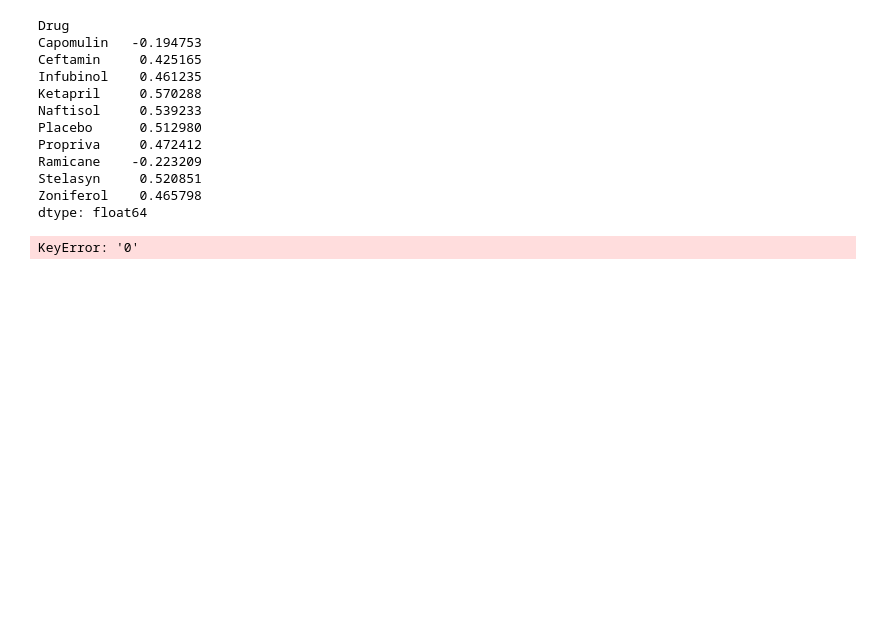
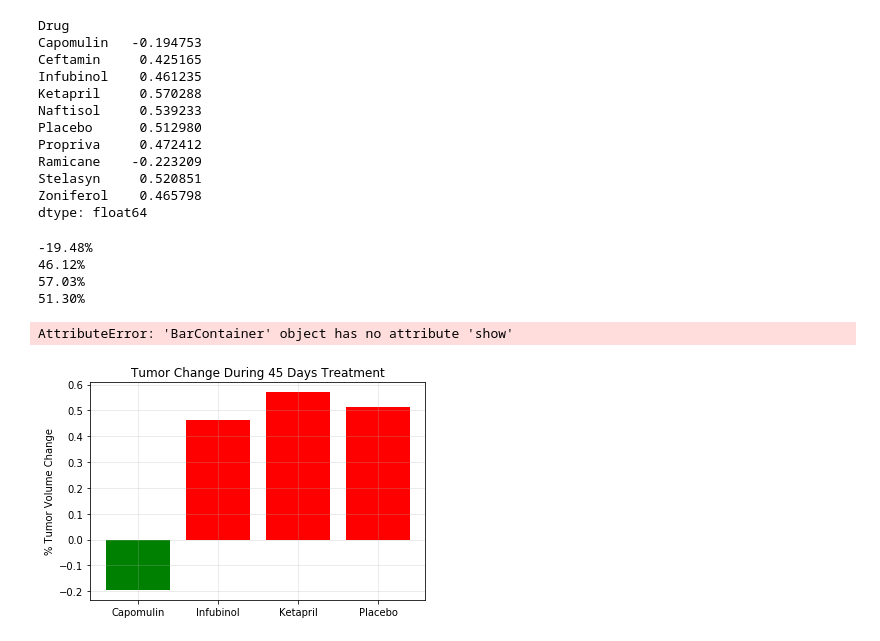
Before and after one commit to zoeliuoo/Homework-5, a Jupyter notebook: Untitled.ipynb, the cells around one changed output. Saved outputs shown, nothing was run; the diff lists cells and outputs as text; code cells hidden in the pictures; blank space fills up the shorter version.

```diff
--- a/Untitled.ipynb
+++ b/Untitled.ipynb
@@ -309,31 +309,57 @@ Zoniferol    0.465798
 dtype: float64
 # %%
 # Store all Relevant Percent Changes into a Tuple
-change_tup = (dict(Capomulin=-0.194753,Infubinol=0.461235,Ketapril=0.570288,Placebo=0.512980))
+
+# change_df = pd.DataFrame(change)
+# change_df
+# drugs = ('Capomulin','Infubinol','Ketapril','Placebo')
+# for drug in drugs:
+#     list = change_df.loc[[drug],0]
+#     column = list[0]
+
+# Don't know how to extract this info from above, hard-coding scores
+
+scores = [-0.194753,0.461235,0.570288,0.512980]
 
 # Splice the data between passing and failing drugs
-change_df = pd.DataFrame(change)
 
-for score in change_df.iloc[:,0]:
-    if score < 0:
-        change_df ['pass/fail']= 'fail'
-    else:
-        change_df ['pass/fail']= 'pass'
-change_df
+scores_df = pd.DataFrame(scores)
+
+x_axis = np.arange(len(scores))
+fig = plt.bar(x_axis,scores,color= ['r' if score > 0 else 'g' for score in scores_df[0]])
+
+for score in scores_df[0]:
+    percentage = ('%.2f%%' % (score * 100))
+    percentage = print(percentage)
+
+for x,y in zip(x_axis,scores_df[0]):
+    plt.text(x, y +.01, percentage, ha='center', va= 'bottom',fontsize=7)
 
 # Orient widths. Add labels, tick marks, etc.
 
+plt.xticks(x_axis, ['Capomulin','Infubinol','Ketapril','Placebo'])
+plt.ylabel('% Tumor Volume Change')
+plt.title('Tumor Change During 45 Days Treatment')
+plt.grid(alpha=0.3)
 
 # Use functions to label the percentages of changes
 
+# my_y_ticks = np.arange(-20, 60, 20)
+# plt.yticks(my_y_ticks)
+ytickformat(p)
 
 # Call functions to implement the function calls
 
 
 # Save the Figure
-
+plt.savefig("../Pymaceuticals/percentage.png")
 
 # Show the Figure
-# fig.show()
+fig.show()
 # %% [output]
-KeyError: '0'
+-19.48%
+46.12%
+57.03%
+51.30%
+AttributeError: 'BarContainer' object has no attribute 'show'
+[figure, added]
```
